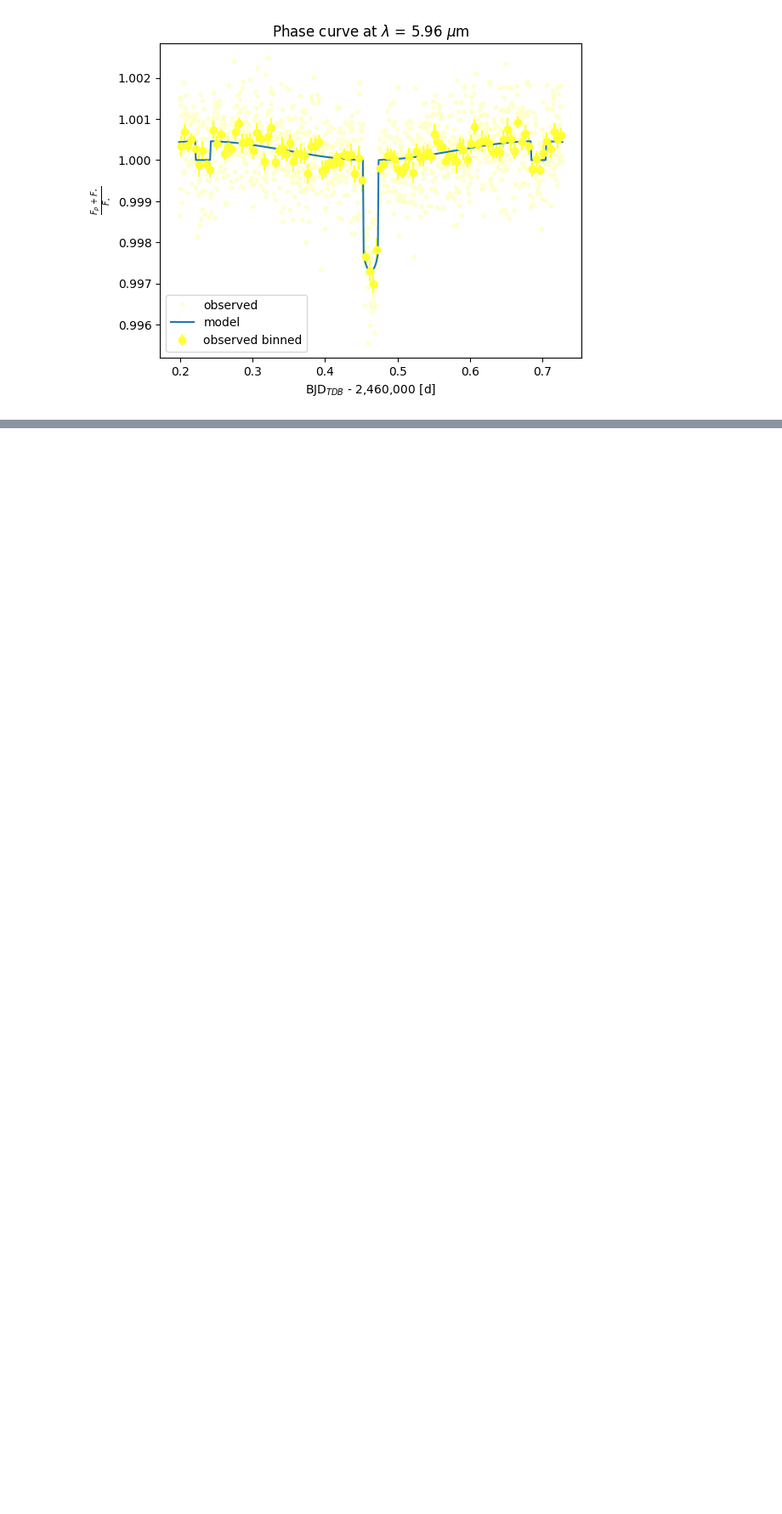
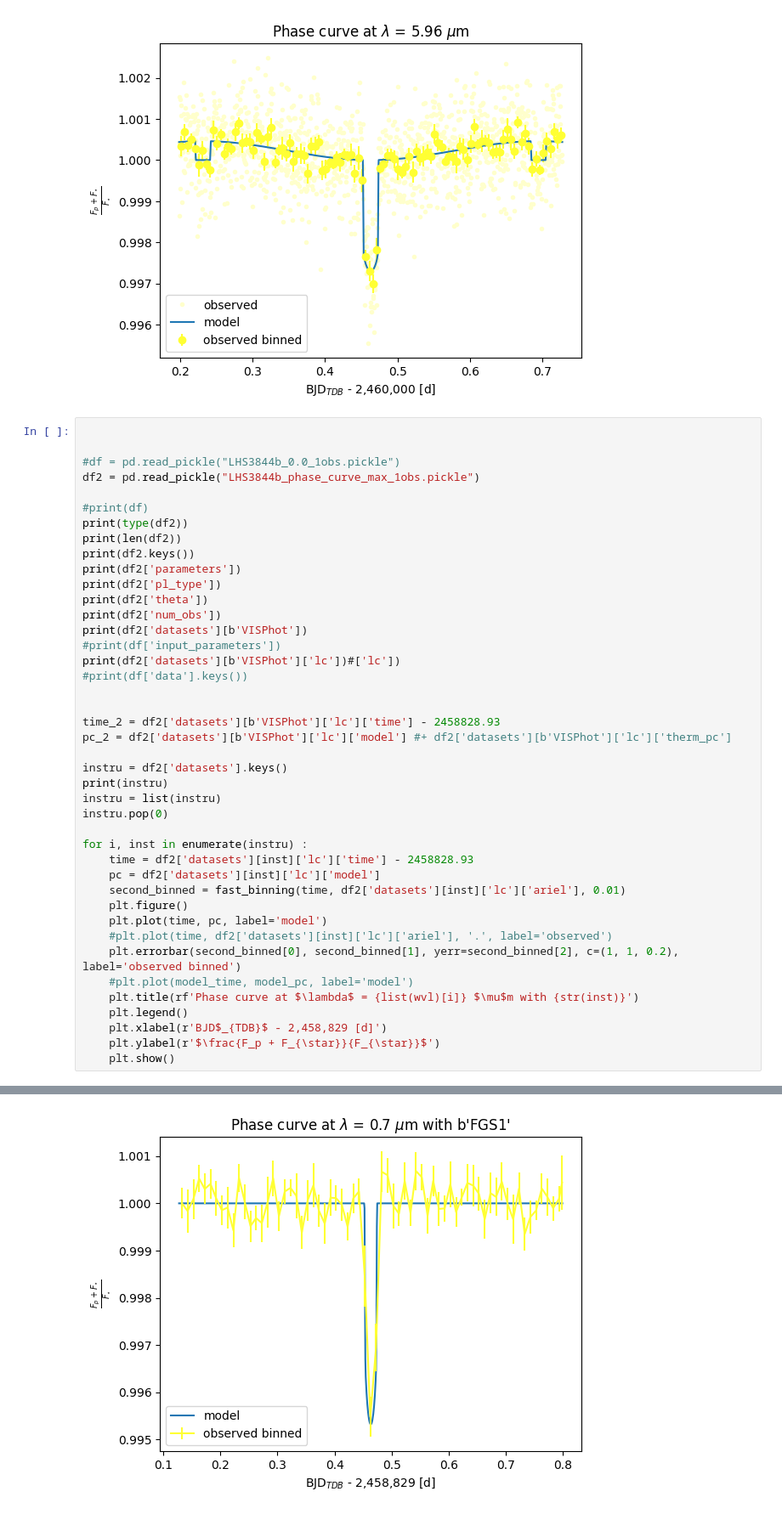
Before and after one commit to olwenrering/M2-LIU-Elsa, a Jupyter notebook: test_clean.ipynb, the cells around one changed output, grey strips where cells are left out. Shown at 85% size. Drawn from its saved outputs; the diff is of its cells as text; blank space fills up the shorter version.

```diff
--- a/test_clean.ipynb
+++ b/test_clean.ipynb
@@ -78,3 +85,46 @@ for lamb in wvl:
 [figure]
 [figure]
 [figure]
+# %%
+
+
+#df = pd.read_pickle("LHS3844b_0.0_1obs.pickle")
+df2 = pd.read_pickle("LHS3844b_phase_curve_max_1obs.pickle")
+
+#print(df)
+print(type(df2))
+print(len(df2))
+print(df2.keys())
+print(df2['parameters'])
+print(df2['pl_type'])
+print(df2['theta'])
+print(df2['num_obs'])
+print(df2['datasets'][b'VISPhot'])
+#print(df['input_parameters'])
+print(df2['datasets'][b'VISPhot']['lc'])#['lc'])
+#print(df['data'].keys())
+
+
+time_2 = df2['datasets'][b'VISPhot']['lc']['time'] - 2458828.93
+pc_2 = df2['datasets'][b'VISPhot']['lc']['model'] #+ df2['datasets'][b'VISPhot']['lc']['therm_pc']
+
+instru = df2['datasets'].keys()
+print(instru)
+instru = list(instru)
+instru.pop(0)
+
+for i, inst in enumerate(instru) :
+    time = df2['datasets'][inst]['lc']['time'] - 2458828.93
+    pc = df2['datasets'][inst]['lc']['model']
+    second_binned = fast_binning(time, df2['datasets'][inst]['lc']['ariel'], 0.01)
+    plt.figure()
+    plt.plot(time, pc, label='model')
+    #plt.plot(time, df2['datasets'][inst]['lc']['ariel'], '.', label='observed')
+    plt.errorbar(second_binned[0], second_binned[1], yerr=second_binned[2], c=(1, 1, 0.2), label='observed binned')
+    #plt.plot(model_time, model_pc, label='model')
+    plt.title(rf'Phase curve at $\lambda$ = {list(wvl)[i]} $\mu$m with {str(inst)}')
+    plt.legend()
+    plt.xlabel(r'BJD$_{TDB}$ - 2,458,829 [d]')
+    plt.ylabel(r'$\frac{F_p + F_{\star}}{F_{\star}}$')
+    plt.show()
+# %% [output]
@@ -80,0 +148 @@ for lamb in wvl:
+[figure, added]
```
Also changed, not shown: parts of 12 cells of this notebook, 9 other files.
